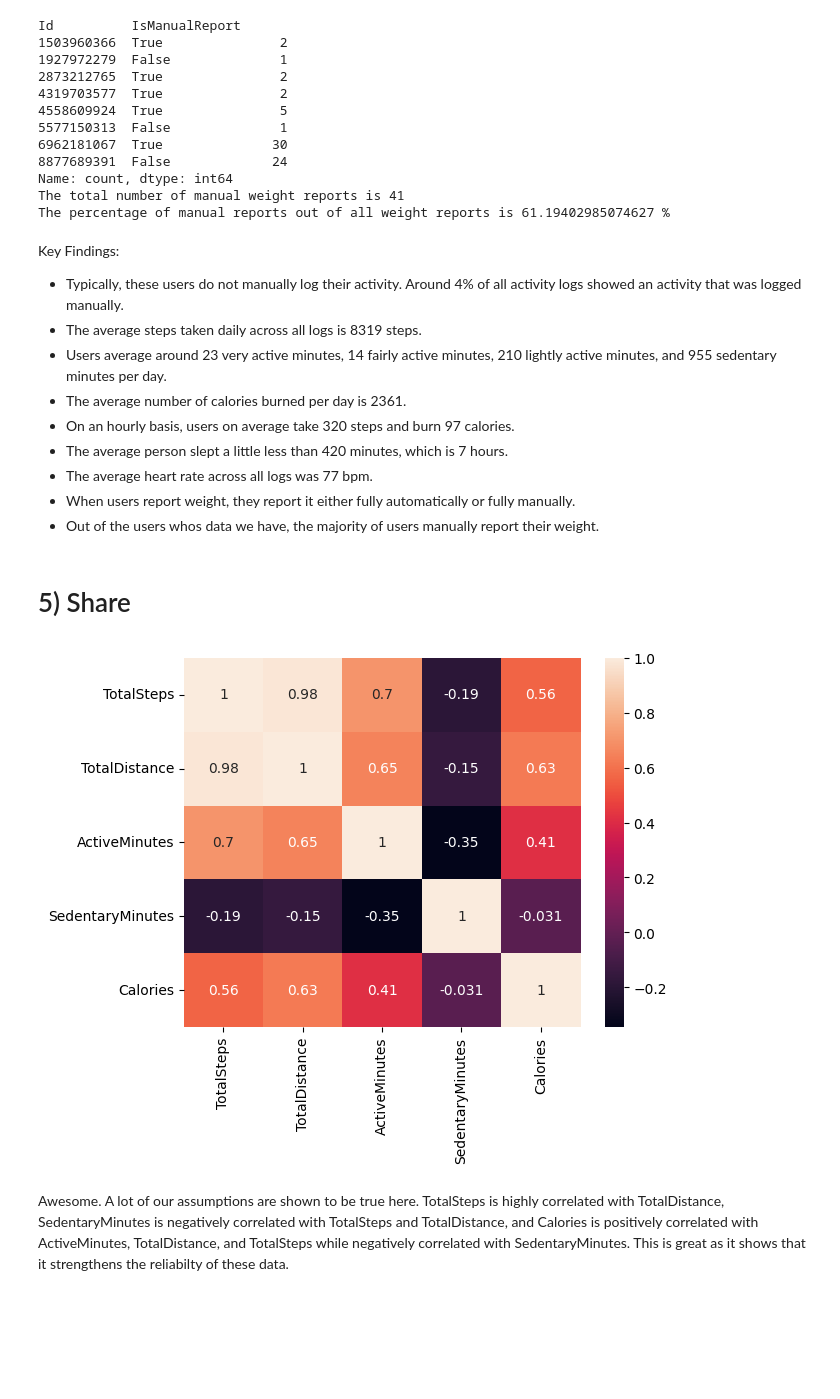
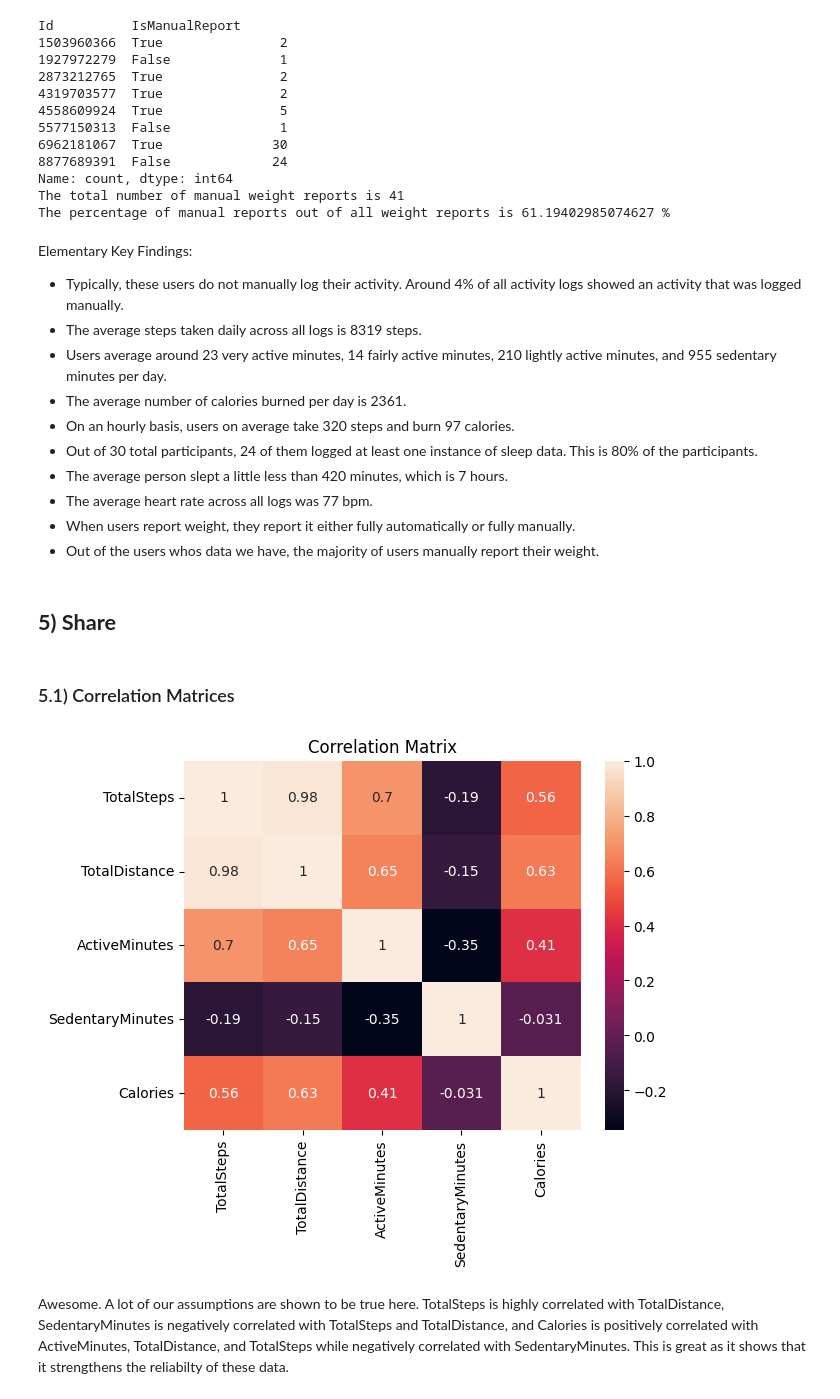
Before and after one commit to kyumin14/google-capstone, a Jupyter notebook: capstone_project_fitbit.ipynb, the cells around one changed output. Drawn from its saved outputs; the diff is of its cells as text; code cells hidden in the pictures; blank space fills up the shorter version.

```diff
--- a/capstone_project_fitbit.ipynb
+++ b/capstone_project_fitbit.ipynb
@@ -480,28 +518,32 @@ Name: count, dtype: int64
 The total number of manual weight reports is 41
 The percentage of manual reports out of all weight reports is 61.19402985074627 %
 # %% [markdown]
-Key Findings:
+Elementary Key Findings:
 
 * Typically, these users do not manually log their activity. Around 4% of all activity logs showed an activity that was logged manually.
 * The average steps taken daily across all logs is 8319 steps.
 * Users average around 23 very active minutes, 14 fairly active minutes, 210 lightly active minutes, and 955 sedentary minutes per day.
 * The average number of calories burned per day is 2361.
 * On an hourly basis, users on average take 320 steps and burn 97 calories.
+* Out of 30 total participants, 24 of them logged at least one instance of sleep data. This is 80% of the participants.
 * The average person slept a little less than 420 minutes, which is 7 hours.
 * The average heart rate across all logs was 77 bpm.
 * When users report weight, they report it either fully automatically or fully manually.
 * Out of the users whos data we have, the majority of users manually report their weight.
 # %% [markdown]
-# 5) Share
+## **5) Share**
+# %% [markdown]
+### 5.1) Correlation Matrices
 # %%
 cols = ['TotalSteps', 'TotalDistance', 'ActiveMinutes',
         'SedentaryMinutes', 'Calories']
 
 corr_matrix = daily_activity_df[cols].corr()
-sns.heatmap(corr_matrix, annot=True)
+heatmap = sns.heatmap(corr_matrix, annot=True)
+heatmap.set(title='Correlation Matrix')
 plt.show()
 # %% [output]
-[figure, old version]
+[figure, new version]
 # %% [markdown]
 Awesome. A lot of our assumptions are shown to be true here. TotalSteps is highly correlated with TotalDistance, SedentaryMinutes is negatively correlated with TotalSteps and TotalDistance, and Calories is positively correlated with ActiveMinutes, TotalDistance, and TotalSteps while negatively correlated with SedentaryMinutes. This is great as it shows that it strengthens the reliabilty of these data.
 # %%
```
Also changed, not shown: parts of 92 cells of this notebook, 1 other file.
